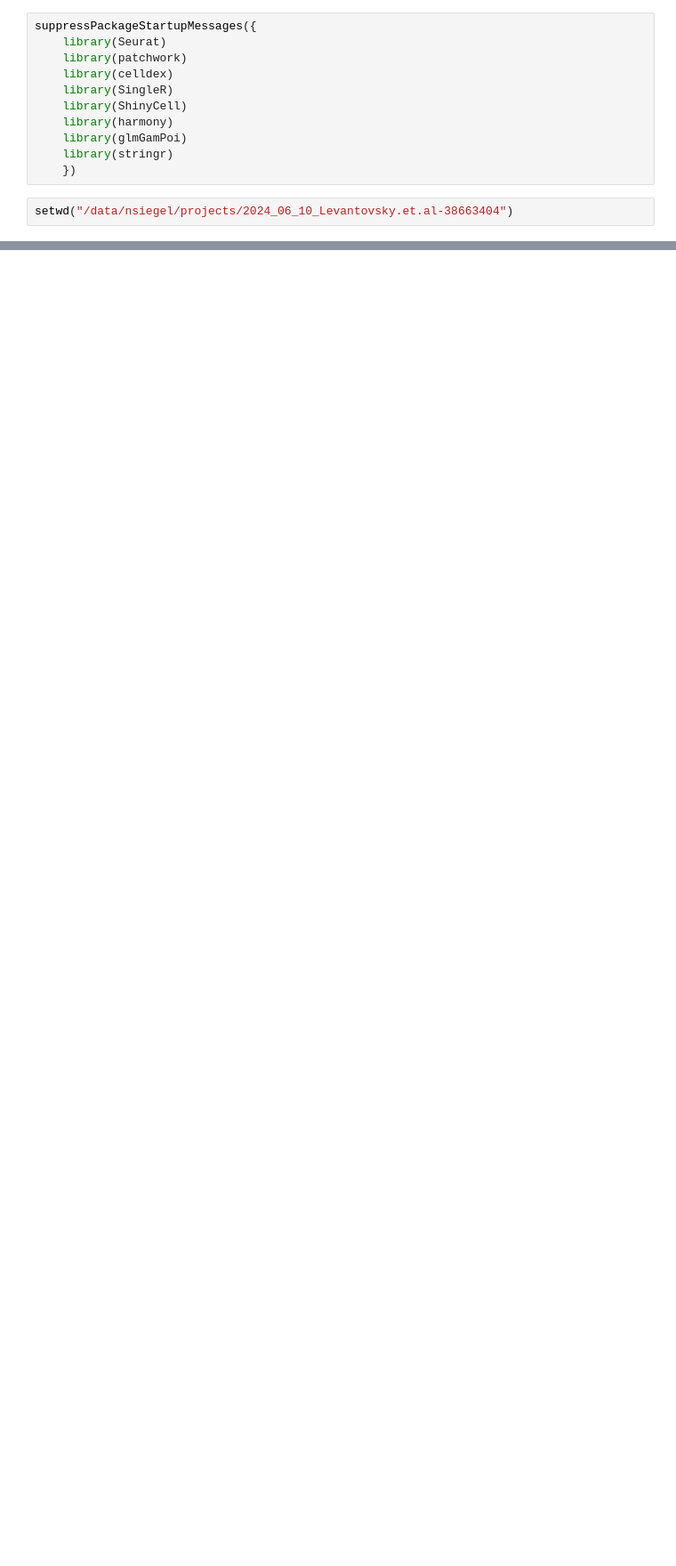
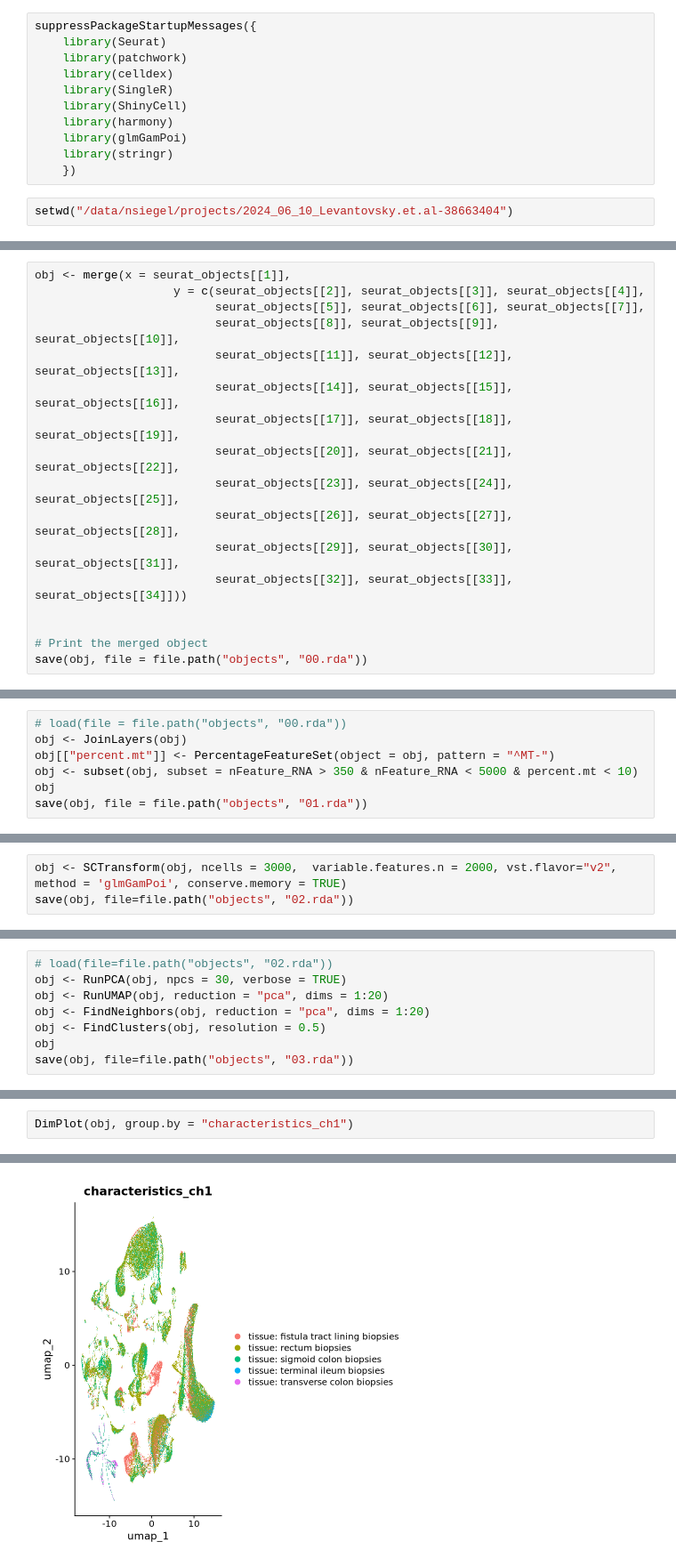
Before and after one commit to siegelna/2024_06_10_Levantovsky.et.al-38663404, a Jupyter notebook: analysis.ipynb, the cells around one changed output, grey strips where cells are left out. Shown at 89% size. Saved outputs shown, nothing was run; the diff lists cells and outputs as text; blank space fills up the shorter version.

```diff
--- a/analysis.ipynb
+++ b/analysis.ipynb
@@ -78,0 +55,17 @@ for (tarball_file in tar_files) {
+# %%
+obj <- merge(x = seurat_objects[[1]],
+                    y = c(seurat_objects[[2]], seurat_objects[[3]], seurat_objects[[4]],
+                          seurat_objects[[5]], seurat_objects[[6]], seurat_objects[[7]],
+                          seurat_objects[[8]], seurat_objects[[9]], seurat_objects[[10]],
+                          seurat_objects[[11]], seurat_objects[[12]], seurat_objects[[13]],
+                          seurat_objects[[14]], seurat_objects[[15]], seurat_objects[[16]],
+                          seurat_objects[[17]], seurat_objects[[18]], seurat_objects[[19]],
+                          seurat_objects[[20]], seurat_objects[[21]], seurat_objects[[22]],
+                          seurat_objects[[23]], seurat_objects[[24]], seurat_objects[[25]],
+                          seurat_objects[[26]], seurat_objects[[27]], seurat_objects[[28]],
+                          seurat_objects[[29]], seurat_objects[[30]], seurat_objects[[31]],
+                          seurat_objects[[32]], seurat_objects[[33]], seurat_objects[[34]]))
+
+
+# Print the merged object
+save(obj, file = file.path("objects", "00.rda"))
@@ -78,0 +75,7 @@ for (tarball_file in tar_files) {
+# %%
+# load(file = file.path("objects", "00.rda"))
+obj <- JoinLayers(obj)
+obj[["percent.mt"]] <- PercentageFeatureSet(object = obj, pattern = "^MT-")
+obj <- subset(obj, subset = nFeature_RNA > 350 & nFeature_RNA < 5000 & percent.mt < 10)
+obj
+save(obj, file = file.path("objects", "01.rda"))
@@ -78,0 +87,3 @@ for (tarball_file in tar_files) {
+# %%
+obj <- SCTransform(obj, ncells = 3000,  variable.features.n = 2000, vst.flavor="v2", method = 'glmGamPoi', conserve.memory = TRUE)
+save(obj, file=file.path("objects", "02.rda"))
@@ -78,0 +126,8 @@ for (tarball_file in tar_files) {
+# %%
+# load(file=file.path("objects", "02.rda"))
+obj <- RunPCA(obj, npcs = 30, verbose = TRUE)
+obj <- RunUMAP(obj, reduction = "pca", dims = 1:20)
+obj <- FindNeighbors(obj, reduction = "pca", dims = 1:20)
+obj <- FindClusters(obj, resolution = 0.5)
+obj
+save(obj, file=file.path("objects", "03.rda"))
@@ -78,0 +187,3 @@ for (tarball_file in tar_files) {
+# %%
+DimPlot(obj, group.by = "characteristics_ch1")
+# %% [output]
@@ -78,0 +192 @@ for (tarball_file in tar_files) {
+[figure, added]
```
Also changed, not shown: parts of 24 cells of this notebook, 3 other files.
